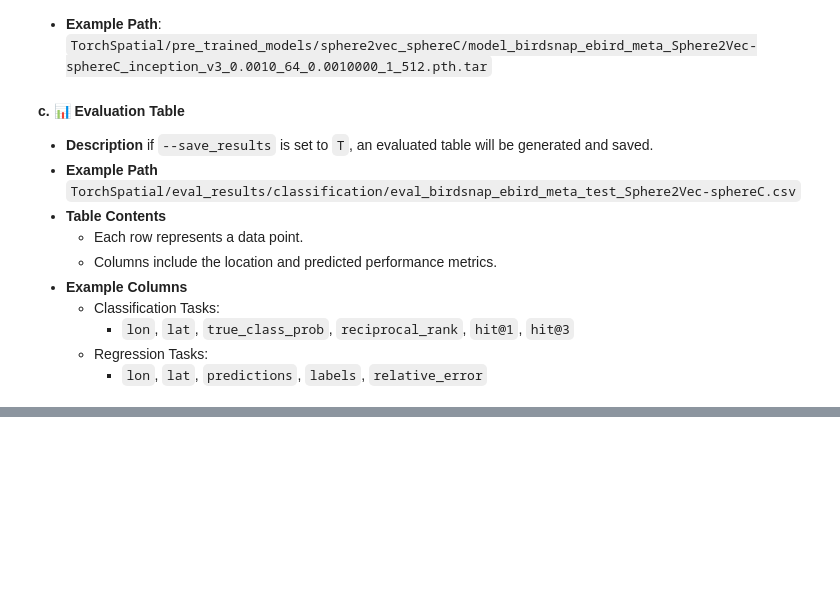
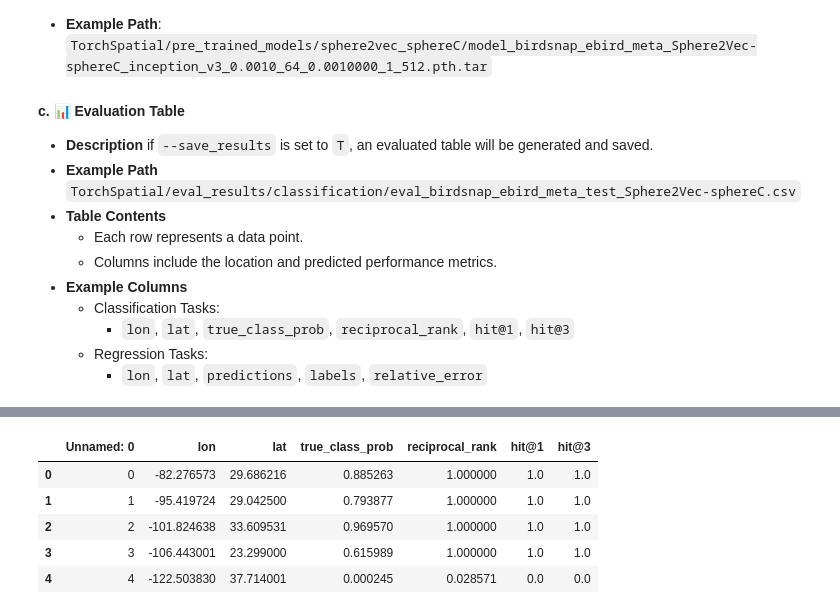
Before and after one commit to seai-lab/TorchSpatial, a Jupyter notebook: tutorial.ipynb, the cells around one changed output, grey strips where cells are left out. Saved outputs shown, nothing was run; the diff lists cells and outputs as text; code cells hidden in the pictures; blank space fills up the shorter version.

```diff
--- a/tutorial.ipynb
+++ b/tutorial.ipynb
@@ -286,0 +440,12 @@ python3 main.py \
+# %%
+import pandas as pd
+
+df = pd.read_csv("../eval_results/eval_inat_2018__val_Sphere2Vec-sphereC+.csv")
+df.head()
+# %% [output]
+|  | Unnamed: 0 | lon | lat | true_class_prob | reciprocal_rank | hit@1 | hit@3 |
+| 0 | 0 | -82.276573 | 29.686216 | 0.885263 | 1.000000 | 1.0 | 1.0 |
+| 1 | 1 | -95.419724 | 29.042500 | 0.793877 | 1.000000 | 1.0 | 1.0 |
+| 2 | 2 | -101.824638 | 33.609531 | 0.969570 | 1.000000 | 1.0 | 1.0 |
+| 3 | 3 | -106.443001 | 23.299000 | 0.615989 | 1.000000 | 1.0 | 1.0 |
+| 4 | 4 | -122.503830 | 37.714001 | 0.000245 | 0.028571 | 0.0 | 0.0 |
```
Also changed, not shown: parts of 20 cells of this notebook, 2 other files.
